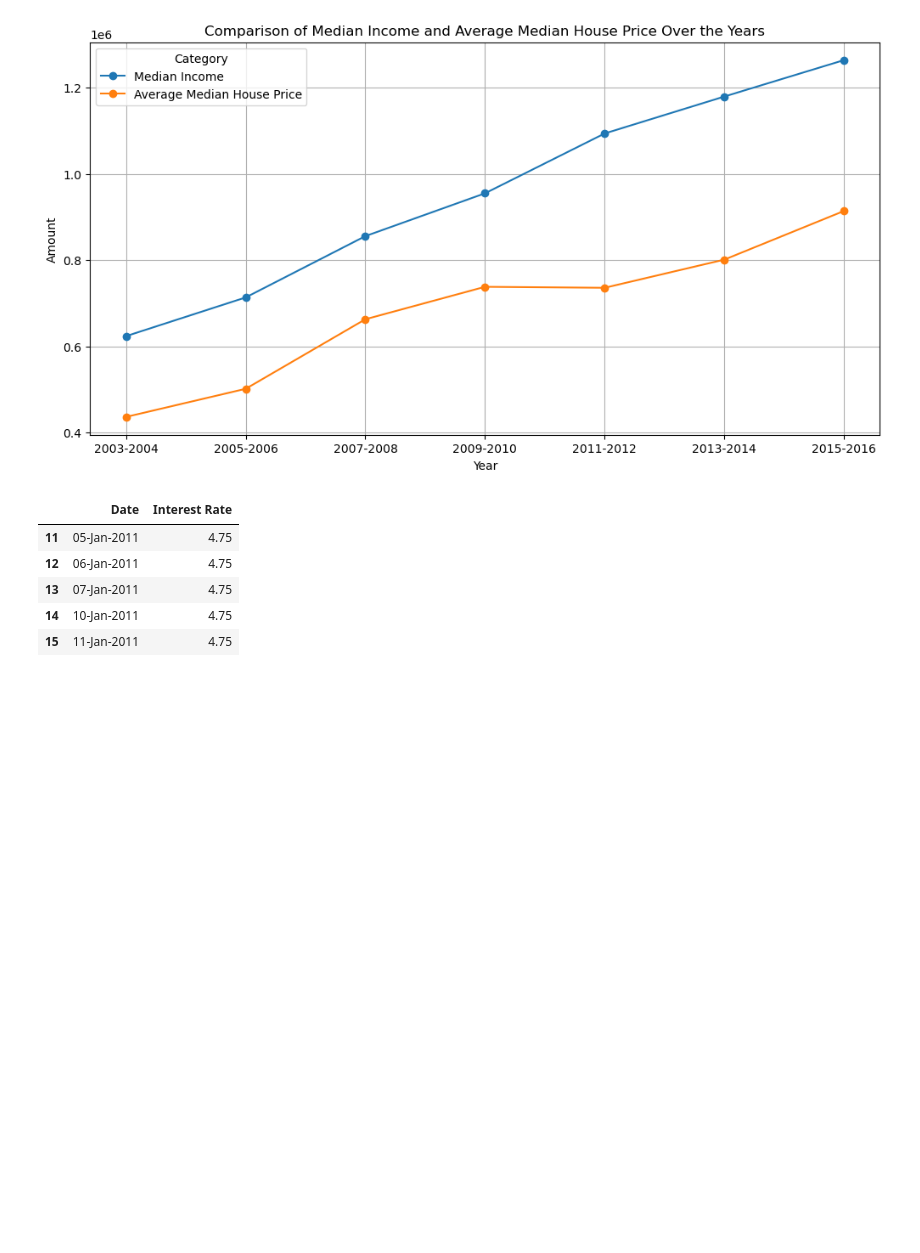
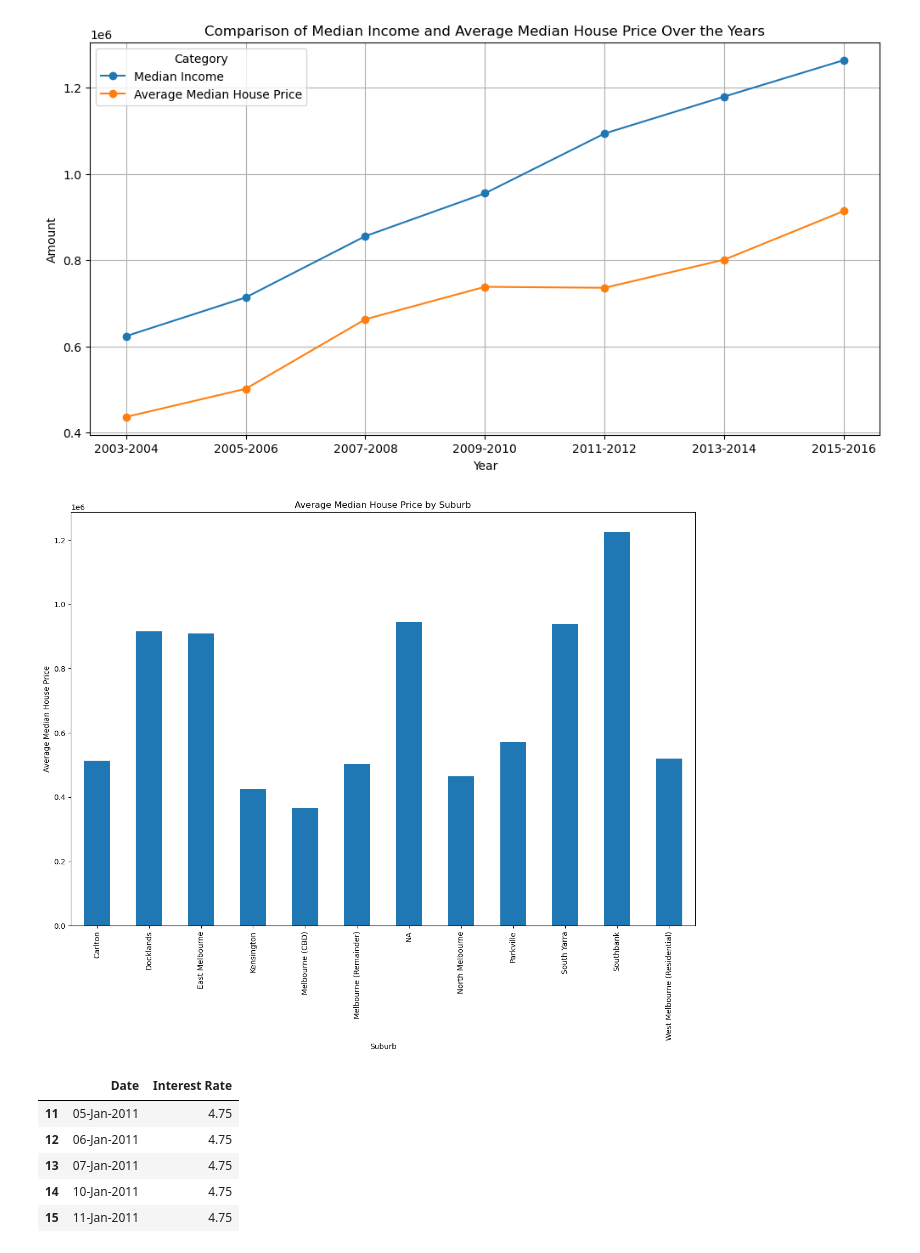
Before and after one commit to ElizabethDashwood/project-one-team2, a Jupyter notebook: Chart and graphs.ipynb, the cells around one changed output. Saved outputs shown, nothing was run; the diff lists cells and outputs as text; code cells hidden in the pictures; blank space fills up the shorter version.

```diff
--- a/Chart and graphs.ipynb
+++ b/Chart and graphs.ipynb
@@ -687,7 +687,14 @@ plt.show()
 # %% [output]
 [figure]
 # %%
-# Ho
+# create a bar graph for the average median house price by suburb
+average_median_price_by_suburb = house_price_df.groupby('small_area')['median_price'].mean()
+average_median_price_by_suburb.plot(kind='bar', figsize=(15, 10), title='Average Median House Price by Suburb')
+plt.ylabel('Average Median House Price')
+plt.xlabel('Suburb')
+plt.show()
+# %% [output]
+[figure, added]
 # %%
 # file path for the xlsx file Interest rate data
 interest_rate_data = Path("/Users/vrindapatel/Documents/GitHub/project-one-team2/Interest rate data.csv")
```
Also changed, not shown: parts of 2 cells of this notebook.
